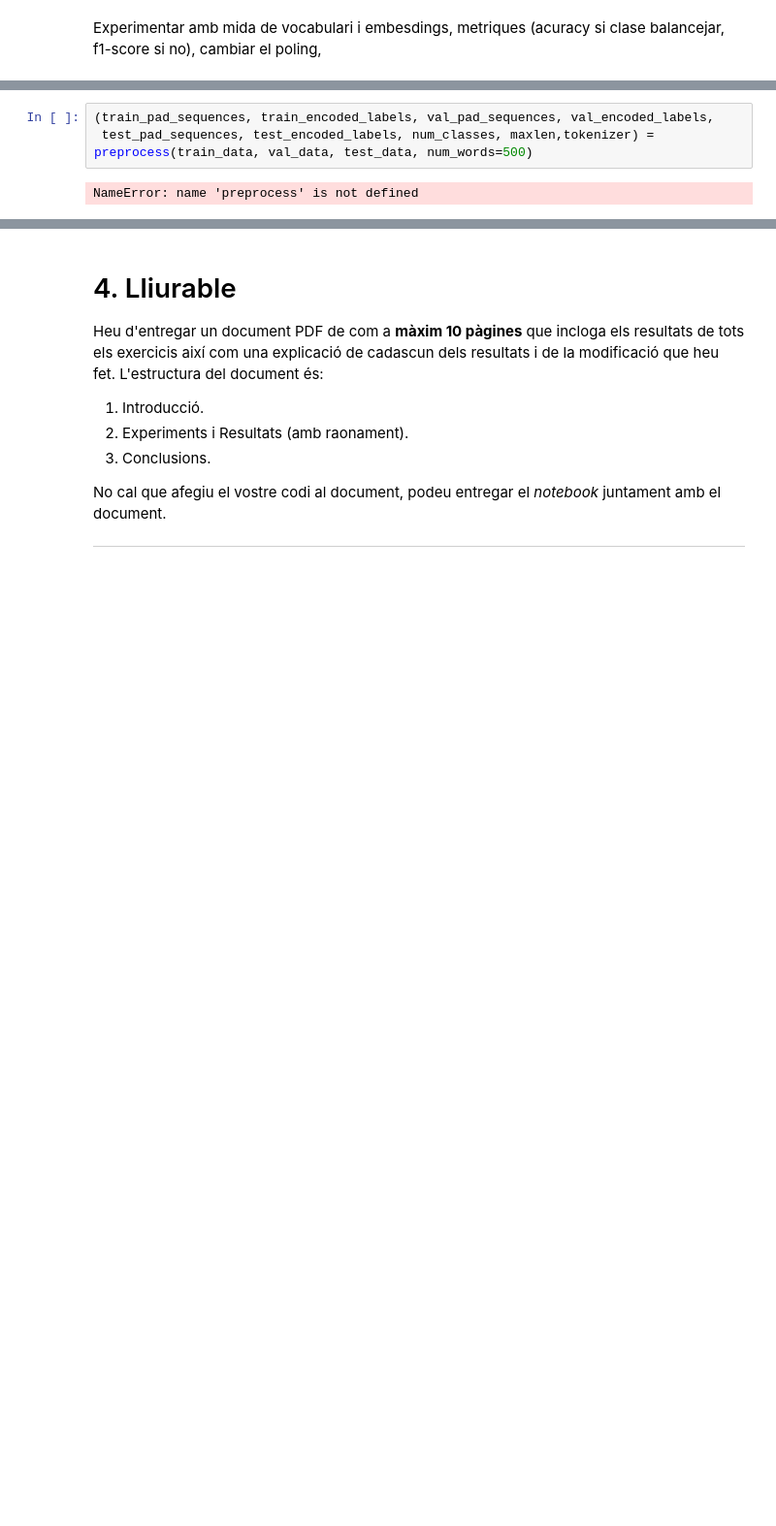
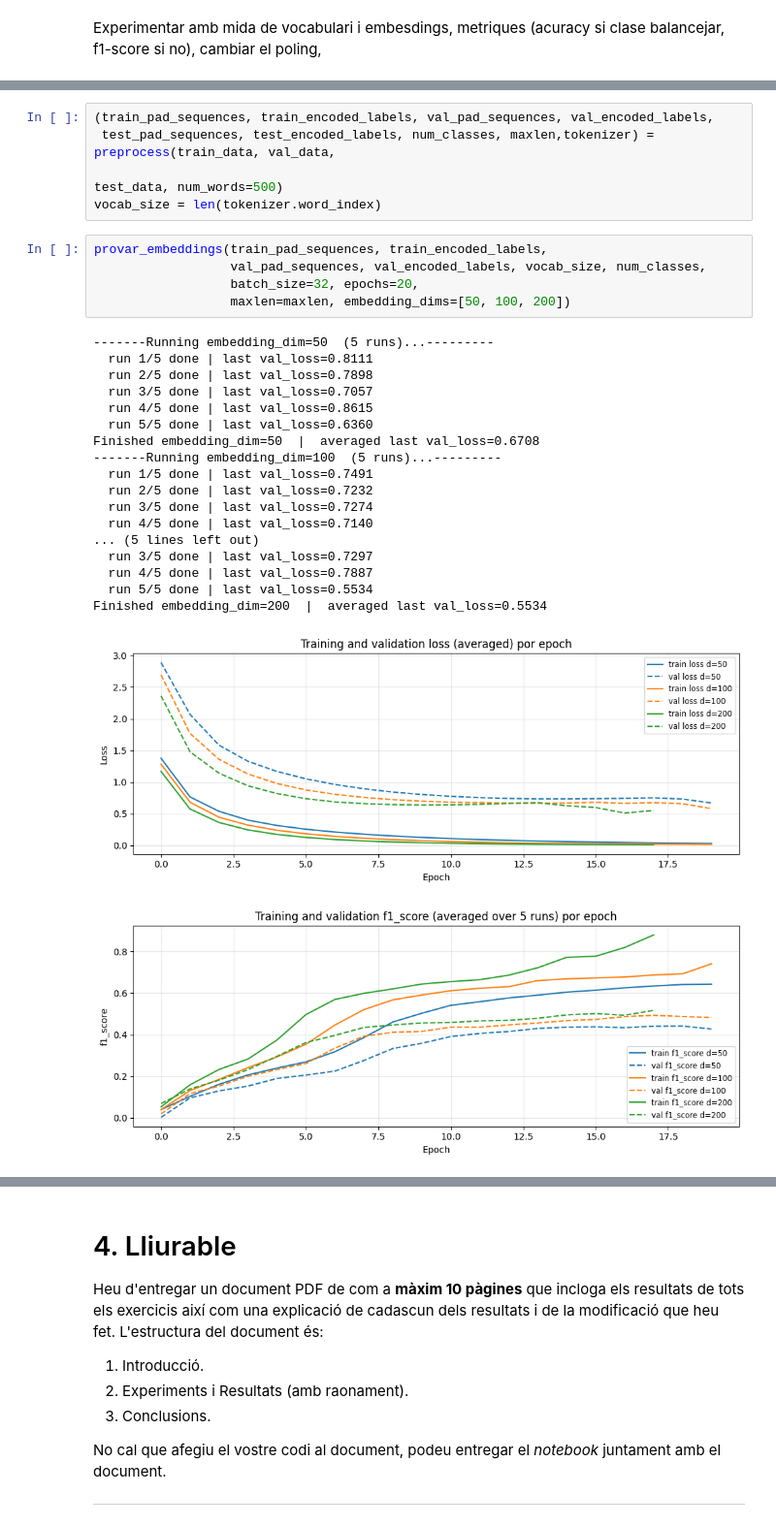
Before and after one commit to Jiahuiche/Voice-and-Dialogue-Treatment, a Jupyter notebook: Lab2/jiahao.ipynb, the cells around one changed output, grey strips where cells are left out. Shown: that part at 97% size. Cells and saved outputs as stored; diff of their text form; blank space fills up the shorter version.

```diff
--- a/Lab2/jiahao.ipynb
+++ b/Lab2/jiahao.ipynb
@@ -445,5 +637,30 @@ from jiahao_funcs import *
 # %%
 (train_pad_sequences, train_encoded_labels, val_pad_sequences, val_encoded_labels,
- test_pad_sequences, test_encoded_labels, num_classes, maxlen,tokenizer) = preprocess(train_data, val_data, test_data, num_words=500)
+ test_pad_sequences, test_encoded_labels, num_classes, maxlen,tokenizer) = preprocess(train_data, val_data,
+                                                                                      test_data, num_words=500)
+vocab_size = len(tokenizer.word_index)
-# %% [output]
-NameError: name 'preprocess' is not defined
+# %%
+provar_embeddings(train_pad_sequences, train_encoded_labels,
+                  val_pad_sequences, val_encoded_labels, vocab_size, num_classes,
+                  batch_size=32, epochs=20,
+                  maxlen=maxlen, embedding_dims=[50, 100, 200])
+# %% [output]
+-------Running embedding_dim=50  (5 runs)...---------
+  run 1/5 done | last val_loss=0.8111
+  run 2/5 done | last val_loss=0.7898
+  run 3/5 done | last val_loss=0.7057
+  run 4/5 done | last val_loss=0.8615
+  run 5/5 done | last val_loss=0.6360
+Finished embedding_dim=50  |  averaged last val_loss=0.6708
+-------Running embedding_dim=100  (5 runs)...---------
+  run 1/5 done | last val_loss=0.7491
+  run 2/5 done | last val_loss=0.7232
+  run 3/5 done | last val_loss=0.7274
+  run 4/5 done | last val_loss=0.7140
+... (5 lines left out)
+  run 3/5 done | last val_loss=0.7297
+  run 4/5 done | last val_loss=0.7887
+  run 5/5 done | last val_loss=0.5534
+Finished embedding_dim=200  |  averaged last val_loss=0.5534
+[figure, added]
+[figure, added]
```
Also changed, not shown: parts of 5 cells of this notebook, 1 other file.
